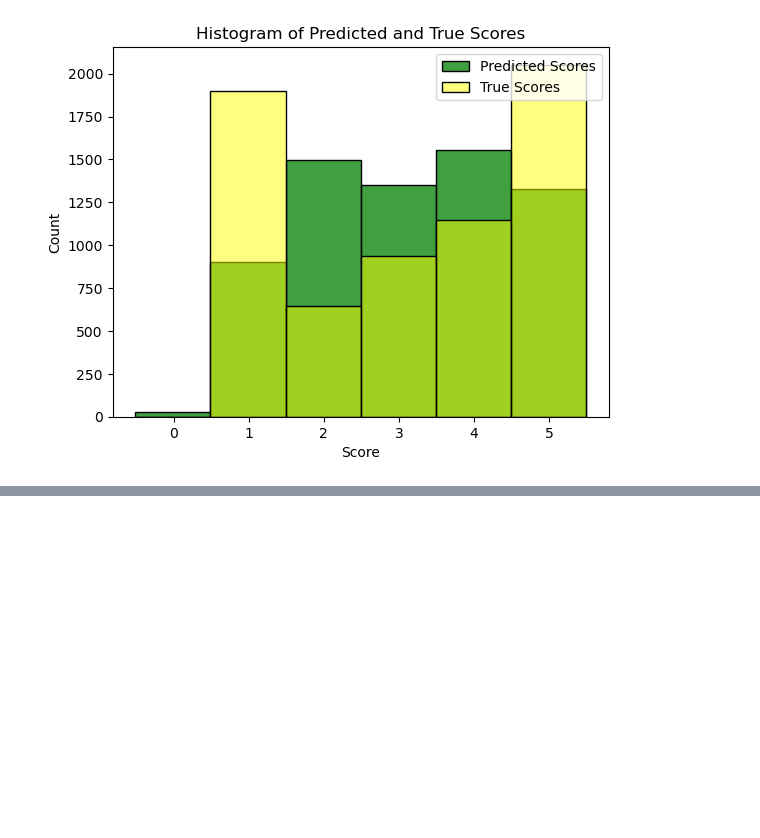
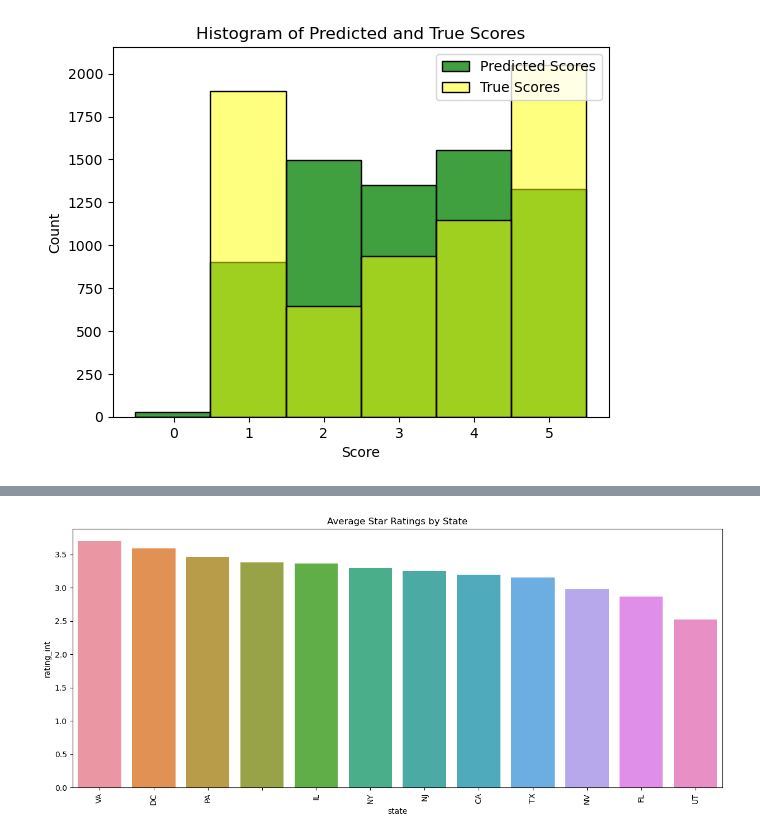
Before and after one commit to p-parks/AAI-501-Final-Project, a Jupyter notebook: Notebook/AAI-501-02-SU23-Final Project Proposal.ipynb, the cells around one changed output, grey strips where cells are left out. Drawn from its saved outputs; the diff is of its cells as text; code cells hidden in the pictures; blank space fills up the shorter version.

Commit message:
Add State average, Bayesian, and sentiment

```diff
--- a/Notebook/AAI-501-02-SU23-Final Project Proposal.ipynb
+++ b/Notebook/AAI-501-02-SU23-Final Project Proposal.ipynb
@@ -142,0 +174,17 @@ print(get_test_review(review))
+# %%
+import re
+
+def get_state_from_address(address):
+    state_match = re.search(r'\b[A-Z]{2}\b\s\d{5}', address)
+    return state_match.group(0).split()[0] if state_match else ''
+
+df['state'] = df['store_address'].apply(get_state_from_address)
+# df['state'].describe()
+# df['state'].head()
+df['state'].nunique()
+# unique_states = df[['state']].drop_duplicates()
+# print(unique_states)
+
+# Investigate the blank states
+# rows_with_blank_state = df[df['state'] == '']
+# print(rows_with_blank_state["store_address"])
@@ -142,0 +193,6 @@ print(get_test_review(review))
+# %%
+# Grouping by state and calculating the mean rating
+state_ratings = df.groupby('state')['rating_int'].mean().reset_index()
+# Sorting the states by mean rating
+state_ratings_sorted = state_ratings.sort_values(by='rating_int', ascending=False)
+print(state_ratings_sorted)
@@ -142,0 +213,8 @@ print(get_test_review(review))
+# %%
+plt.figure(figsize=(15, 6))
+sns.barplot(x='state', y='rating_int', data=state_ratings_sorted)
+plt.xticks(rotation=90)
+plt.title('Average Star Ratings by State')
+plt.show()
+# %% [output]
+[figure, added]
```
Also changed, not shown: parts of 8 cells of this notebook.
